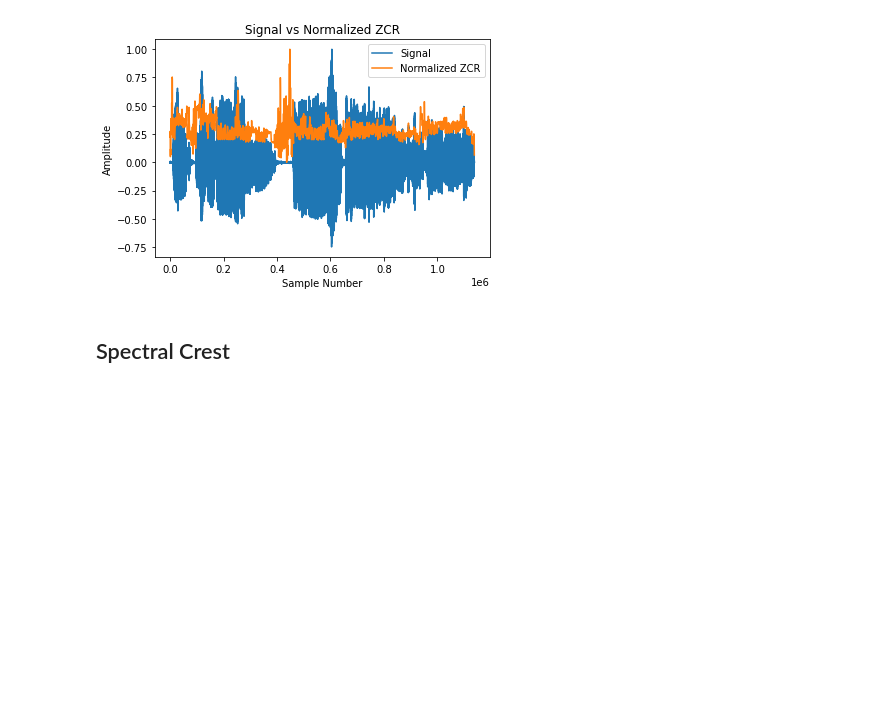
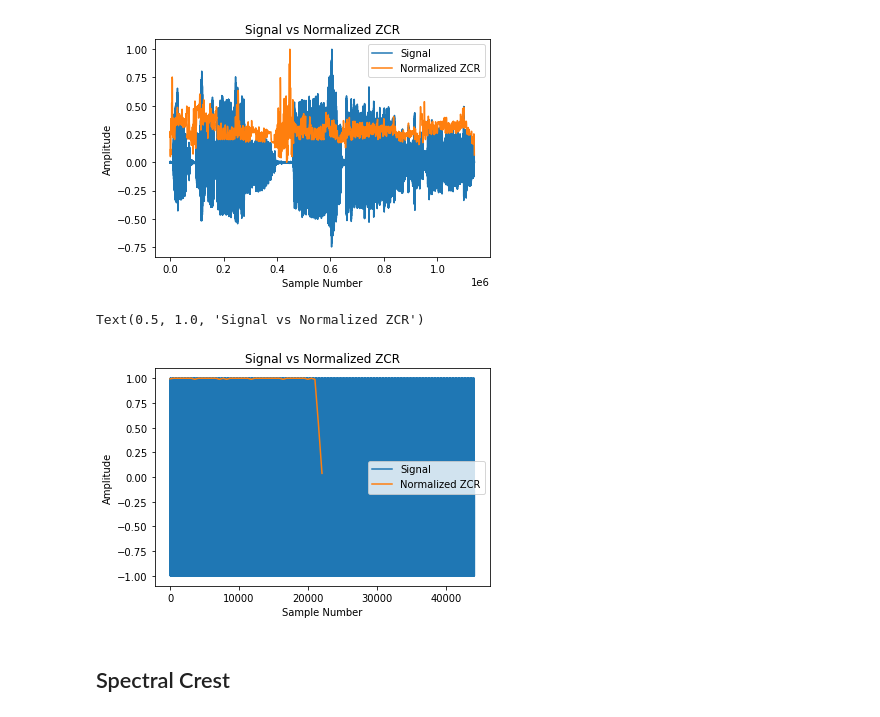
Before and after one commit to VedantKalbag/ACA-assignments, a Jupyter notebook: assignment_2/ass2.ipynb, the cells around one changed output. Cells and saved outputs as stored; diff of their text form; code cells hidden in the pictures; blank space fills up the shorter version.

```diff
--- a/assignment_2/ass2.ipynb
+++ b/assignment_2/ass2.ipynb
@@ -149,6 +175,31 @@ plt.title('Signal vs Normalized ZCR')
 # %% [output]
 Text(0.5, 1.0, 'Signal vs Normalized ZCR')
 [figure]
+# %%
+def extract_zerocrossingrate_test(xb):
+    zcr1=[]
+    zcr2=[]
+    for block in xb:
+        zero_crossings = np.sum(np.abs(np.diff(np.sign(block)))) / block.shape[0] #np.nonzero(np.diff(block > 0))[0].size
+        zcr1.append(zero_crossings)
+        zcr2.append(0.5 * np.mean(np.abs(np.diff(np.sign(block)))))
+    zcr1 = np.array(zcr1)
+    zcr2=np.array(zcr2)
+    return zcr1,zcr2
+
+zcr1,zcr2 = extract_zerocrossingrate_test(test_blocked)
+zcr_plt = zcr1/max(zcr1)
+t_zcr = np.arange(0,test_blocked.shape[0])*hopSize
+plt.plot(test_aud)
+plt.plot(t_zcr,zcr_plt)
+
+plt.xlabel('Sample Number')
+plt.ylabel('Amplitude')
+plt.legend(['Signal','Normalized ZCR'])
+plt.title('Signal vs Normalized ZCR')
+# %% [output]
+Text(0.5, 1.0, 'Signal vs Normalized ZCR')
+[figure, added]
 # %% [markdown]
 ## Spectral Crest
 # %%
```
Also changed, not shown: parts of 9 cells of this notebook, 1 other file.
